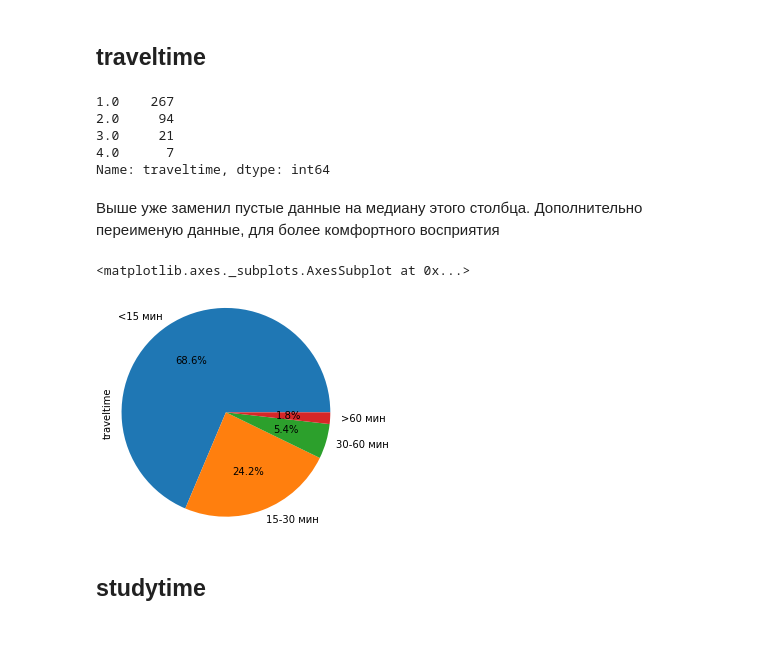
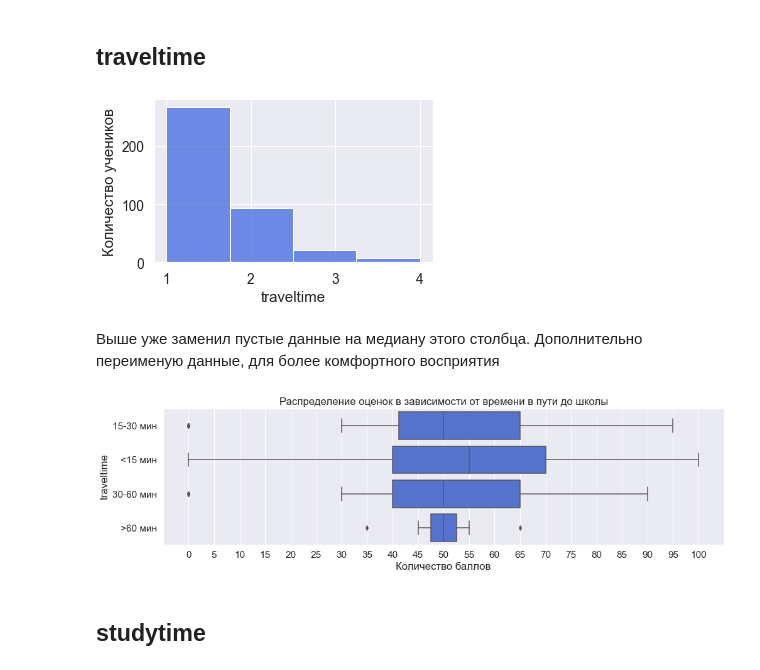
Before and after one commit to IvanAleshin/Skillfactory_projects, a Jupyter notebook: module_2/Data_for_model.ipynb, the cells around one changed output. Cells and saved outputs as stored; diff of their text form; code cells hidden in the pictures; blank space fills up the shorter version.

```diff
--- a/module_2/Data_for_model.ipynb
+++ b/module_2/Data_for_model.ipynb
@@ -381,0 +376,3 @@ data.Fedu.value_counts().plot(kind='pie', autopct='%1.1f%%', radius=1.2)
+# %%
+data.loc[data['Fedu'] == 40, 'Fedu'] = 4
+histplot_for_cat(data.Fedu, bins=5, figsize=(5, 3))
@@ -429,0 +410,3 @@ data.Mjob.value_counts().plot(kind='pie', autopct='%1.1f%%', radius=1.2)
+# %%
+data.Mjob = data.Mjob.apply(lambda x: 'other' if x == 'no_info' else x)
+boxplot_for_cat(data.Mjob, 'работы матери', figsize=(16, 4))
@@ -449,0 +425,3 @@ data.Fjob.value_counts().plot(kind='pie', autopct='%1.1f%%', radius=1.2)
+# %%
+data.Fjob = data.Fjob.apply(lambda x: 'other' if x == 'no_info' else x)
+boxplot_for_cat(data.Fjob, 'работы отца', figsize=(16, 4))
@@ -468,0 +440,3 @@ data.reason.value_counts().plot(kind='pie', autopct='%1.1f%%', radius=1.2)
+# %%
+data.reason = data.reason.apply(lambda x: 'other' if x == 'no_info' else x)
+boxplot_for_cat(data.reason, 'причины выбора школы', figsize=(16, 4))
@@ -486,24 +460,19 @@ data.guardian.value_counts().plot(kind='pie', autopct='%1.1f%%', radius=1.2)
 # %% [markdown]
 ## traveltime
-# %%
-data.traveltime.value_counts()
-# %% [output]
-1.0    267
-2.0     94
-3.0     21
-4.0      7
-Name: traveltime, dtype: int64
+# %%
+histplot_for_cat(data.traveltime, bins=4, figsize=(5, 3))
+# %% [output]
+[figure, added]
 # %% [markdown]
 Выше уже заменил пустые данные на медиану этого столбца. Дополнительно переименую данные, для более комфортного восприятия
 # %%
 data.traveltime = data.traveltime.apply(lambda x: '<15 мин' if x == 1 else
                                         '15-30 мин' if x == 2 else
                                         '30-60 мин' if x == 3 else
                                         '>60 мин')
-data.traveltime.value_counts().plot(kind='pie', autopct='%1.1f%%', radius=1.2)
+boxplot_for_cat(data.traveltime, 'времени в пути до школы', figsize=(16, 4))
 # %% [output]
-<matplotlib.axes._subplots.AxesSubplot at 0x...>
-[figure, old version]
+[figure, new version]
 # %% [markdown]
 ## studytime
 # %%
```
Also changed, not shown: parts of 117 cells of this notebook.
